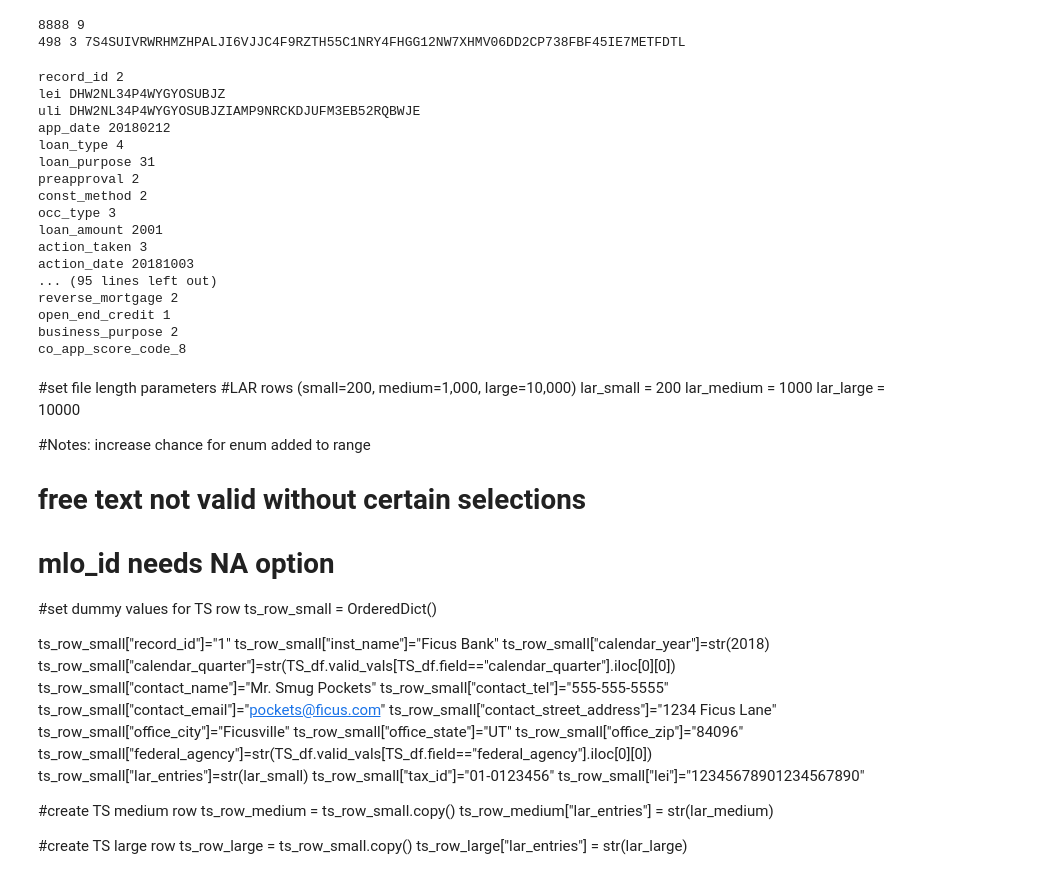
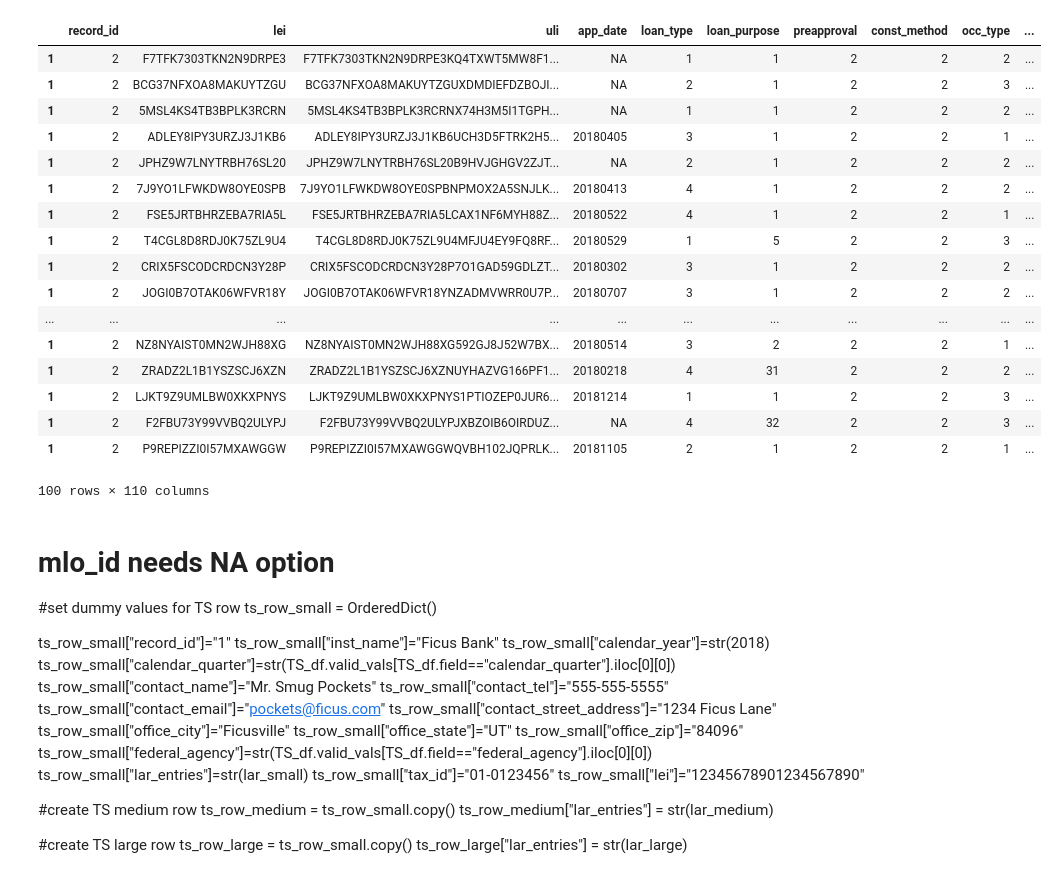
Before and after one commit to cfpb/hmda-test-files, a Jupyter notebook: python/2018_test_file_maker.ipynb, the cells around one changed output. Saved outputs shown, nothing was run; the diff lists cells and outputs as text; code cells hidden in the pictures.

```diff
--- a/python/2018_test_file_maker.ipynb
+++ b/python/2018_test_file_maker.ipynb
@@ -156,41 +83,29 @@ changed values: 0
-# %%
-print(row["app_credit_score"], row["app_score_name"],row["app_score_code_8"])
-print(row_base["app_credit_score"], row_base["app_score_name"],row_base["app_score_code_8"])
-# %% [output]
-8888 9
-498 3 7S4SUIVRWRHMZHPALJI6VJJC4F9RZTH55C1NRY4FHGG12NW7XHMV06DD2CP738FBF45IE7METFDTL
-# %%
-for key, value in row.items():
-    print(key,value)
-# %% [output]
-record_id 2
-lei DHW2NL34P4WYGYOSUBJZ
-uli DHW2NL34P4WYGYOSUBJZIAMP9NRCKDJUFM3EB52RQBWJE
-app_date 20180212
-loan_type 4
-loan_purpose 31
-preapproval 2
-const_method 2
-occ_type 3
-loan_amount 2001
-action_taken 3
-action_date 20181003
-... (95 lines left out)
-reverse_mortgage 2
-open_end_credit 1
-business_purpose 2
-co_app_score_code_8
+# %%
+#check output of LAR generator
+lar_frame
+# %% [output]
+|  | record_id | lei | uli | app_date | loan_type | loan_purpose | preapproval | const_method | occ_type | ... |
+| 1 | 2 | F7TFK7303TKN2N9DRPE3 | F7TFK7303TKN2N9DRPE3KQ4TXWT5MW8F1... | NA | 1 | 1 | 2 | 2 | 2 | ... |
+| 1 | 2 | BCG37NFXOA8MAKUYTZGU | BCG37NFXOA8MAKUYTZGUXDMDIEFDZBOJI... | NA | 2 | 1 | 2 | 2 | 3 | ... |
+| 1 | 2 | 5MSL4KS4TB3BPLK3RCRN | 5MSL4KS4TB3BPLK3RCRNX74H3M5I1TGPH... | NA | 1 | 1 | 2 | 2 | 2 | ... |
+| 1 | 2 | ADLEY8IPY3URZJ3J1KB6 | ADLEY8IPY3URZJ3J1KB6UCH3D5FTRK2H5... | 20180405 | 3 | 1 | 2 | 2 | 1 | ... |
+| 1 | 2 | JPHZ9W7LNYTRBH76SL20 | JPHZ9W7LNYTRBH76SL20B9HVJGHGV2ZJT... | NA | 2 | 1 | 2 | 2 | 2 | ... |
+| 1 | 2 | 7J9YO1LFWKDW8OYE0SPB | 7J9YO1LFWKDW8OYE0SPBNPMOX2A5SNJLK... | 20180413 | 4 | 1 | 2 | 2 | 2 | ... |
+| 1 | 2 | FSE5JRTBHRZEBA7RIA5L | FSE5JRTBHRZEBA7RIA5LCAX1NF6MYH88Z... | 20180522 | 4 | 1 | 2 | 2 | 1 | ... |
+| 1 | 2 | T4CGL8D8RDJ0K75ZL9U4 | T4CGL8D8RDJ0K75ZL9U4MFJU4EY9FQ8RF... | 20180529 | 1 | 5 | 2 | 2 | 3 | ... |
+| 1 | 2 | CRIX5FSCODCRDCN3Y28P | CRIX5FSCODCRDCN3Y28P7O1GAD59GDLZT... | 20180302 | 3 | 1 | 2 | 2 | 2 | ... |
+| 1 | 2 | JOGI0B7OTAK06WFVR18Y | JOGI0B7OTAK06WFVR18YNZADMVWRR0U7P... | 20180707 | 3 | 1 | 2 | 2 | 2 | ... |
+| ... | ... | ... | ... | ... | ... | ... | ... | ... | ... | ... |
+| 1 | 2 | NZ8NYAIST0MN2WJH88XG | NZ8NYAIST0MN2WJH88XG592GJ8J52W7BX... | 20180514 | 3 | 2 | 2 | 2 | 1 | ... |
+| 1 | 2 | ZRADZ2L1B1YSZSCJ6XZN | ZRADZ2L1B1YSZSCJ6XZNUYHAZVG166PF1... | 20180218 | 4 | 31 | 2 | 2 | 2 | ... |
+| 1 | 2 | LJKT9Z9UMLBW0XKXPNYS | LJKT9Z9UMLBW0XKXPNYS1PTIOZEP0JUR6... | 20181214 | 1 | 1 | 2 | 2 | 3 | ... |
+| 1 | 2 | F2FBU73Y99VVBQ2ULYPJ | F2FBU73Y99VVBQ2ULYPJXBZOIB6OIRDUZ... | NA | 4 | 32 | 2 | 2 | 3 | ... |
+| 1 | 2 | P9REPIZZI0I57MXAWGGW | P9REPIZZI0I57MXAWGGWQVBH102JQPRLK... | 20181105 | 2 | 1 | 2 | 2 | 1 | ... |
+100 rows × 110 columns
 # %%
 #Quality and Macro field interrelationship constraints:
 # %% [markdown]
-#set file length parameters
-#LAR rows (small=200, medium=1,000, large=10,000)
-lar_small = 200
-lar_medium = 1000
-lar_large = 10000
 
-#Notes: increase chance for enum added to range
-# free text not valid without certain selections
 # mlo_id needs NA option
 
 
```
Also changed, not shown: parts of 7 cells of this notebook.
